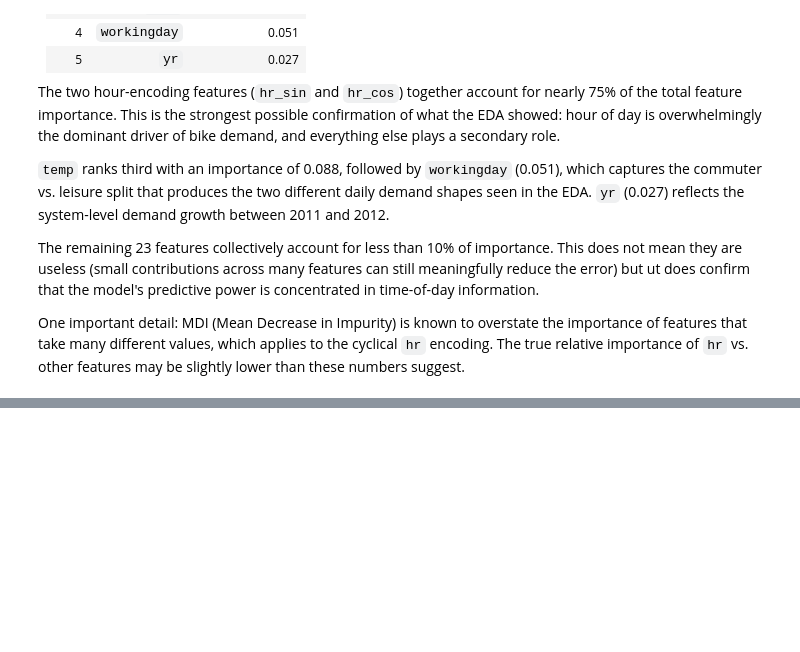
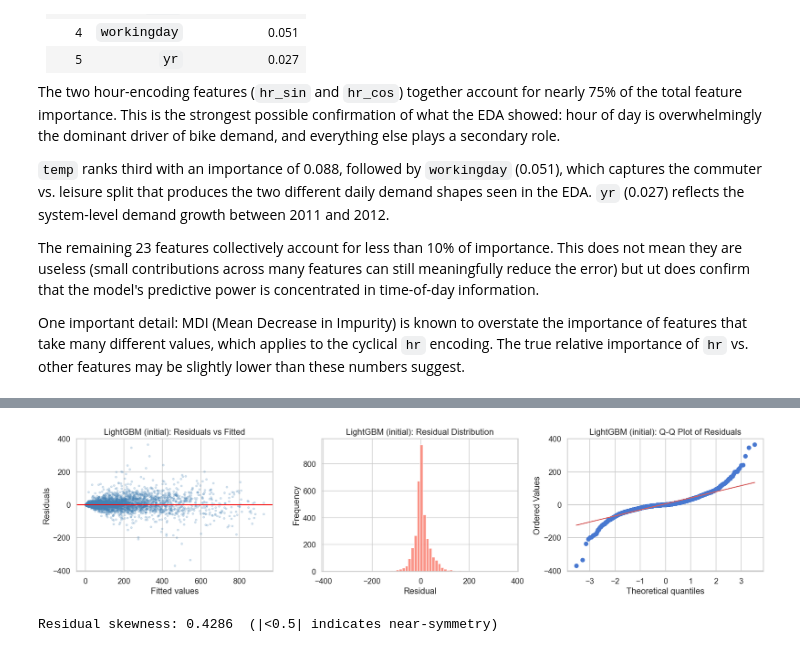
Before and after one commit to oliespineira/ML-fundamentals-2026, a Jupyter notebook: assignment_2_olivia_espineira.ipynb, the cells around one changed output, grey strips where cells are left out. Cells and saved outputs as stored; diff of their text form; code cells hidden in the pictures; blank space fills up the shorter version.

```diff
--- a/assignment_2_olivia_espineira.ipynb
+++ b/assignment_2_olivia_espineira.ipynb
@@ -1008,0 +1123,23 @@ may be slightly lower than these numbers suggest.
+# %%
+# Initial LightGBM — conservative parameters to observe baseline behaviour
+lgbm_initial = lgb.LGBMRegressor(
+    n_estimators=500,
+    learning_rate=0.05,
+    max_depth=6,
+    num_leaves=31,
+    subsample=0.8,
+    colsample_bytree=0.8,
+    random_state=SEED,
+    n_jobs=-1,
+    verbose=-1
+)
+lgbm_initial.fit(X_train_fe, y_train)
+
+y_pred_lgbm_val = lgbm_initial.predict(X_val_fe)
+y_pred_lgbm_train = lgbm_initial.predict(X_train_fe)
+
+res_lgbm_val = evaluate_model(y_val, y_pred_lgbm_val, y_raw_val, 'LightGBM (initial)', 'Validation')
+res_lgbm_train = evaluate_model(y_train, y_pred_lgbm_train, y_raw_train, 'LightGBM (initial)', 'Train')
+results_log.append(res_lgbm_val)
+
+print(f'\nTrain-Val RMSE gap: {res_lgbm_train["RMSE"] - res_lgbm_val["RMSE"]:.2f}')
@@ -1008,0 +1177,5 @@ may be slightly lower than these numbers suggest.
+# %%
+plot_residuals(y_val, y_pred_lgbm_val, y_raw_val, 'LightGBM (initial)')
+# %% [output]
+[figure, added]
+Residual skewness: 0.4286  (|<0.5| indicates near-symmetry)
```
Also changed, not shown: parts of 44 cells of this notebook.
